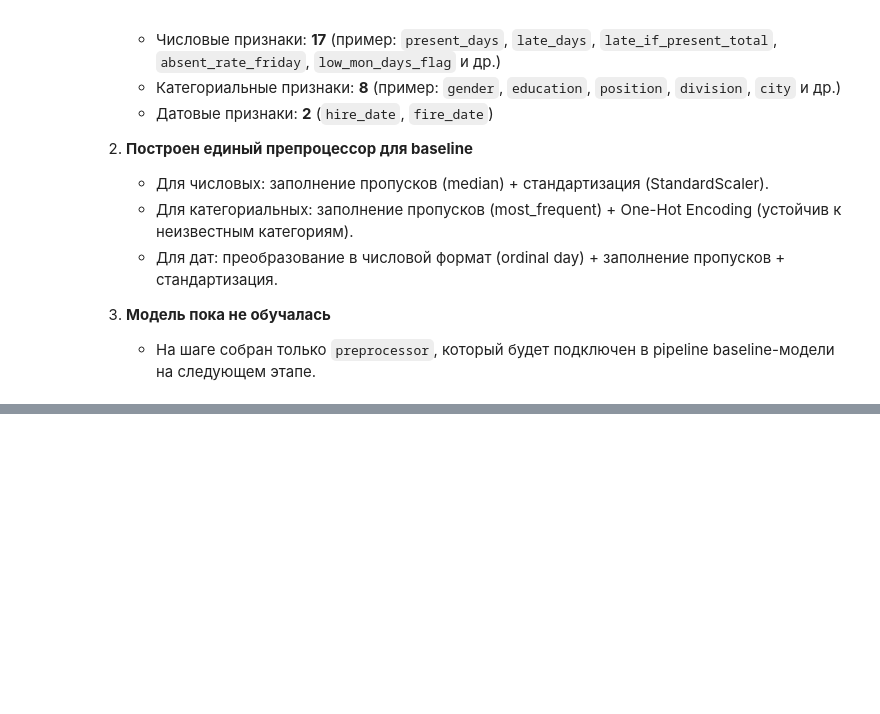
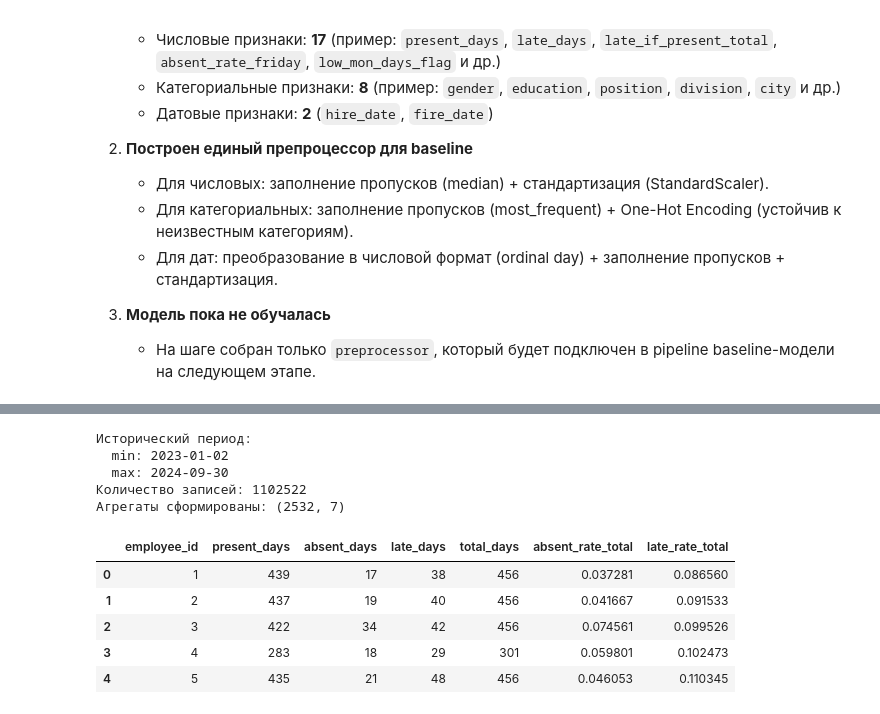
Before and after one commit to AlessioLoginov/HR-Attendance-Analytics, a Jupyter notebook: Employee_Absence_Prediction_Final.ipynb, the cells around one changed output, grey strips where cells are left out. Drawn from its saved outputs; the diff is of its cells as text; code cells hidden in the pictures; blank space fills up the shorter version.

```diff
--- a/Employee_Absence_Prediction_Final.ipynb
+++ b/Employee_Absence_Prediction_Final.ipynb
@@ -4321,0 +4248,50 @@ PR-AUC : 0.9651377832064221
+# %%
+# ============================================================
+# 🧩 Формирование исторических признаков (до cutoff)
+# ============================================================
+# Все признаки считаются ТОЛЬКО на данных до cutoff_date
+# ============================================================
+
+# 1️⃣ История строго до cutoff
+att_hist = attendance[attendance["date"] <= cutoff_date].copy()
+
+# гарантируем is_absent
+att_hist["is_absent"] = 1 - att_hist["is_present"]
+
+print("Исторический период:")
+print("  min:", att_hist["date"].min().date())
+print("  max:", att_hist["date"].max().date())
+print("Количество записей:", att_hist.shape[0])
+
+# 2️⃣ Базовые агрегаты по сотруднику
+agg = (
+    att_hist
+    .groupby("employee_id")
+    .agg(
+        present_days=("is_present", "sum"),
+        absent_days=("is_absent", "sum"),
+        late_days=("is_late", "sum"),
+        total_days=("date", "count"),
+    )
+    .reset_index()
+)
+
+# безопасное деление
+eps = 1e-9
+agg["absent_rate_total"] = agg["absent_days"] / (agg["total_days"] + eps)
+agg["late_rate_total"] = agg["late_days"] / (agg["present_days"] + eps)
+
+print("Агрегаты сформированы:", agg.shape)
+display(agg.head())
+# %% [output]
+Исторический период:
+  min: 2023-01-02
+  max: 2024-09-30
+Количество записей: 1102522
+Агрегаты сформированы: (2532, 7)
+|  | employee_id | present_days | absent_days | late_days | total_days | absent_rate_total | late_rate_total |
+| 0 | 1 | 439 | 17 | 38 | 456 | 0.037281 | 0.086560 |
+| 1 | 2 | 437 | 19 | 40 | 456 | 0.041667 | 0.091533 |
+| 2 | 3 | 422 | 34 | 42 | 456 | 0.074561 | 0.099526 |
+| 3 | 4 | 283 | 18 | 29 | 301 | 0.059801 | 0.102473 |
+| 4 | 5 | 435 | 21 | 48 | 456 | 0.046053 | 0.110345 |
```
Also changed, not shown: parts of 65 cells of this notebook.
